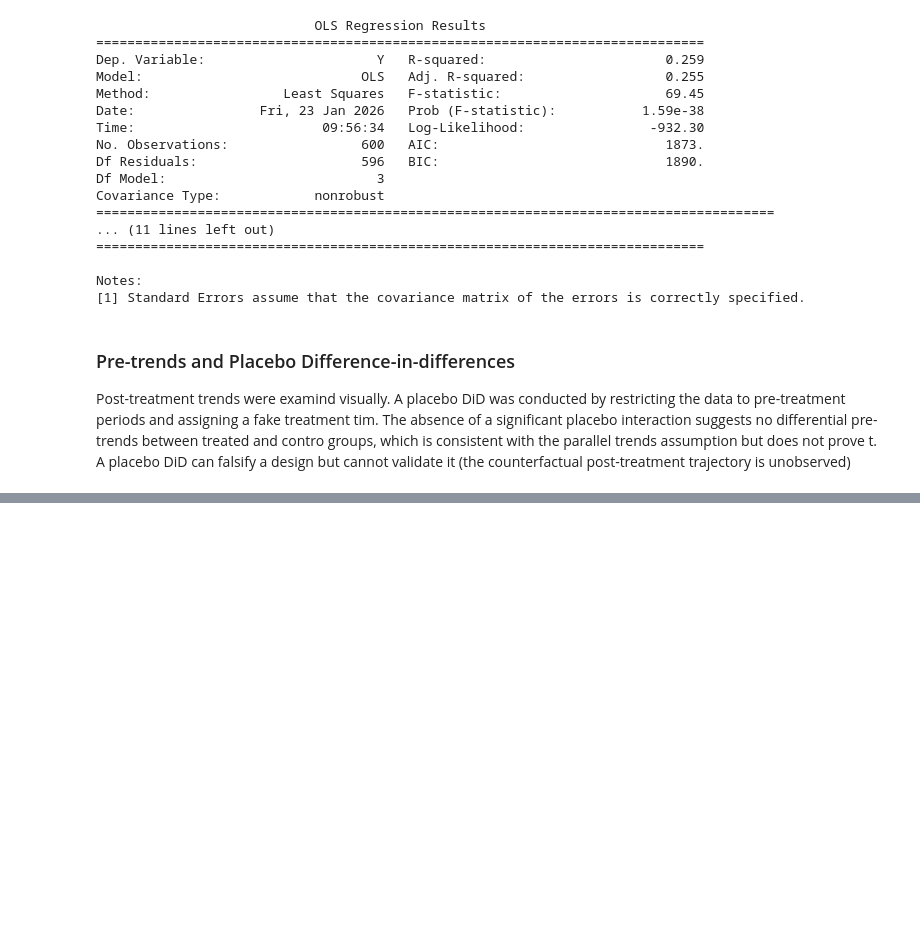
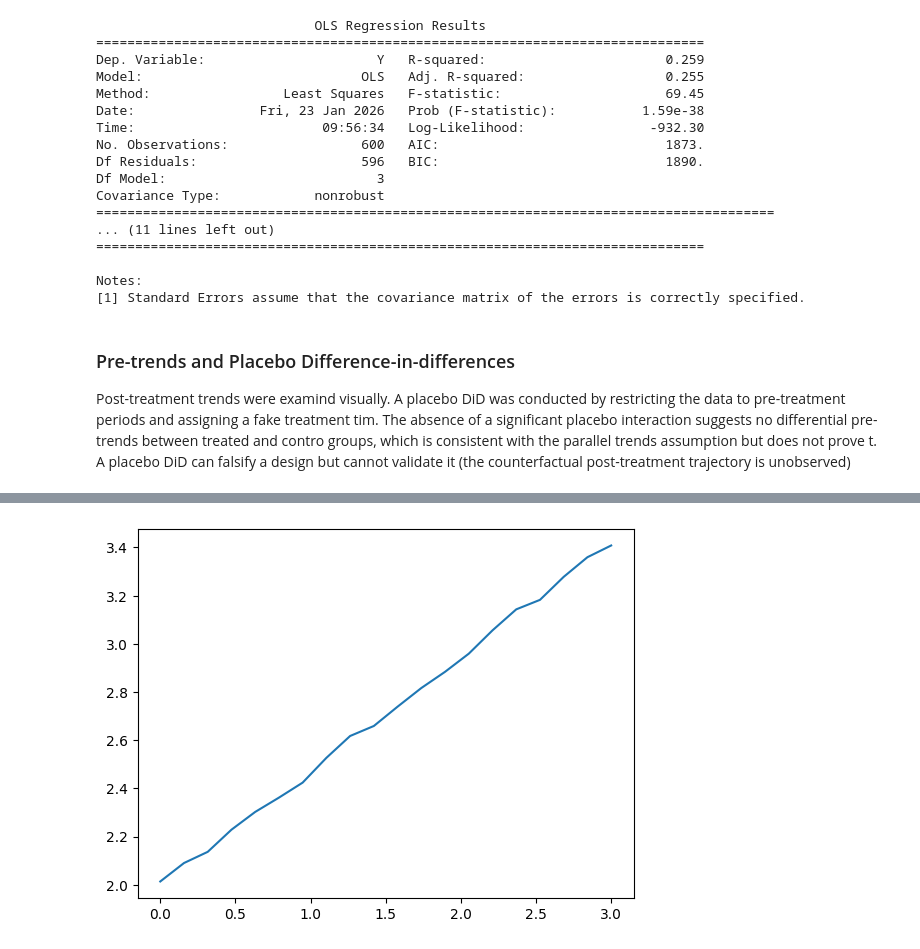
Before and after one commit to julie-dfx/causal-decision-analytics, a Jupyter notebook: 00_reboot_03_causal_identification.ipynb, the cells around one changed output, grey strips where cells are left out. Cells and saved outputs as stored; diff of their text form; code cells hidden in the pictures; blank space fills up the shorter version.

```diff
--- a/00_reboot_03_causal_identification.ipynb
+++ b/00_reboot_03_causal_identification.ipynb
@@ -734,0 +760,6 @@ A placebo DiD can falsify a design but cannot validate it (the counterfactual po
+# %%
+#naive regression
+res_naive = sm.OLS(Y, sm.add_constant(X)).fit()
+print(res_naive.summary())
+
+#results are biased (coeff on X ~ 3.1)
@@ -734,0 +784,6 @@ A placebo DiD can falsify a design but cannot validate it (the counterfactual po
+# %%
+#adjusted regression (still biased)
+res_adj = sm.OLS(Y, sm.add_constant(np.column_stack([X, Z]))).fit()
+print(res_adj.summary())
+
+#results are still biased (coeff on X ~ 2.9)
@@ -734,0 +811,10 @@ A placebo DiD can falsify a design but cannot validate it (the counterfactual po
+# %%
+#create a loop
+effects = []
+strengths = np.linspace(0, 3, 20)
+for strength in strengths:
+  Y_alt = 2.0 * X + 2.0 * Z + strength * U + np.random.normal(0, 1, n)
+  res_alt = sm.OLS(Y_alt, sm.add_constant(np.column_stack([X, Z]))).fit()
+  effects.append(res_alt.params[1])
+
+effects
@@ -734,0 +842,9 @@ A placebo DiD can falsify a design but cannot validate it (the counterfactual po
+# %%
+import matplotlib.pyplot as plt
+
+plt.plot(strengths, effects)
+plt.show()
+
+#here the bias is positive, U makes both X and Y larger --> coherent but not good for demo here
+# %% [output]
+[figure, added]
```
Also changed, not shown: parts of 11 cells of this notebook.
